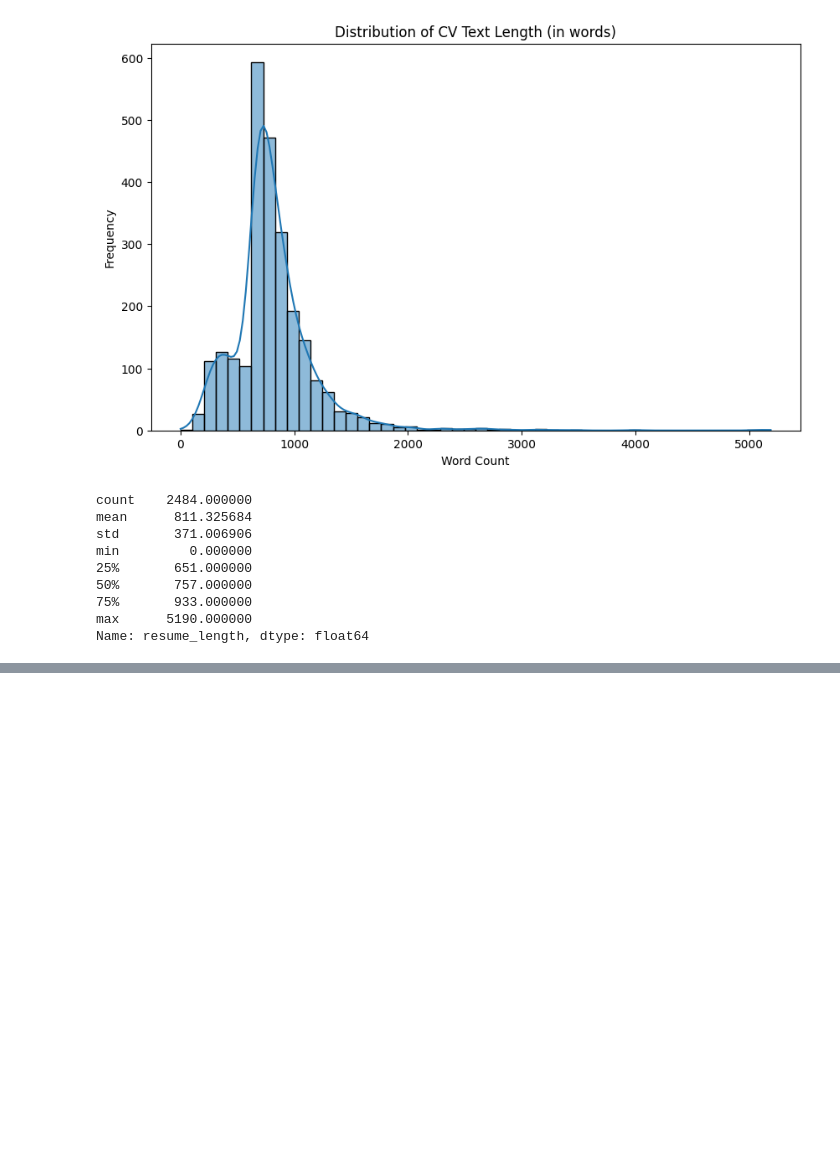
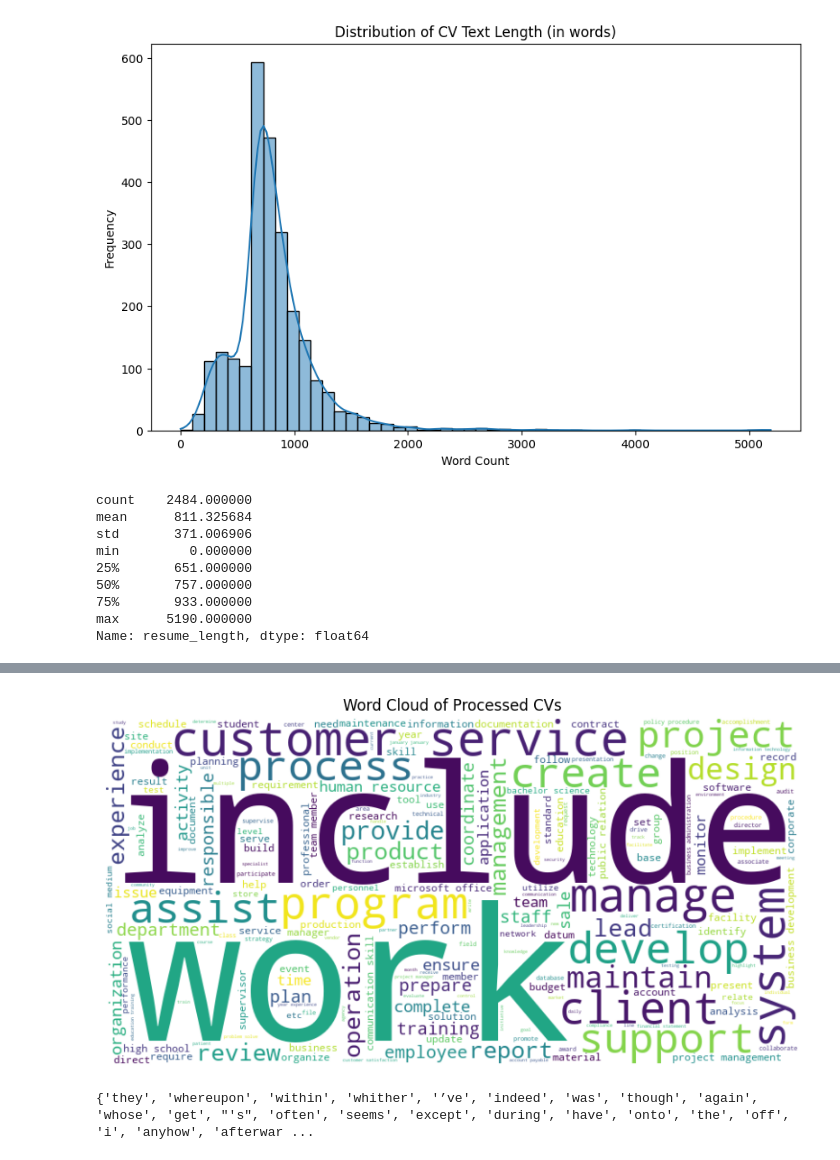
Before and after one commit to jaifm/cv-classification-project, a Jupyter notebook: notebooks/data_exploration.ipynb, the cells around one changed output, grey strips where cells are left out. Drawn from its saved outputs; the diff is of its cells as text; code cells hidden in the pictures; blank space fills up the shorter version.

```diff
--- a/notebooks/data_exploration.ipynb
+++ b/notebooks/data_exploration.ipynb
@@ -161,0 +176,23 @@ sample_df[["Resume_str", "processed_resume"]].head()
+# %%
+# Combine all processed resume texts into a single string
+processed_text = ' '.join(df['processed_resume'])
+
+# Generate a word cloud image from the processed text
+wordcloud = WordCloud(width=800, height=400, background_color='white').generate(processed_text)
+
+# Display the word cloud image
+plt.figure(figsize=(10, 5))
+plt.imshow(wordcloud, interpolation='bilinear')
+plt.axis('off')  # Hide the axes
+plt.title('Word Cloud of Processed CVs')
+plt.show()
+# %% [output]
+[figure, added]
+# %%
+# Get the list of stop words from spaCy
+spacy_stop_words = nlp.Defaults.stop_words
+
+# Print the stop words
+print(spacy_stop_words)
+# %% [output]
+{'they', 'whereupon', 'within', 'whither', '’ve', 'indeed', 'was', 'though', 'again', 'whose', 'get', "'s", 'often', 'seems', 'except', 'during', 'have', 'onto', 'the', 'off', 'i', 'anyhow', 'afterwar ...
```
Also changed, not shown: parts of 4 cells of this notebook.
